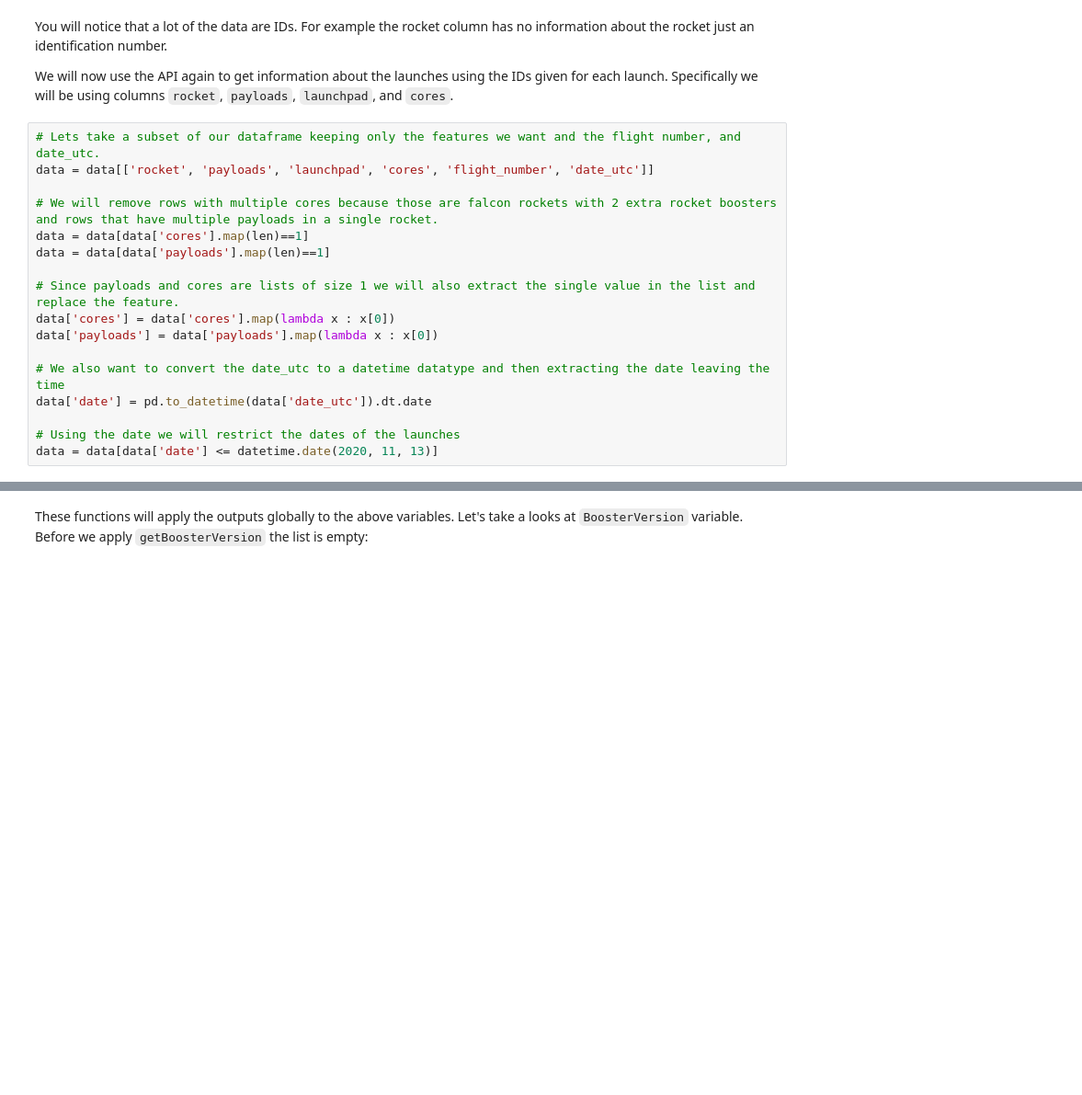
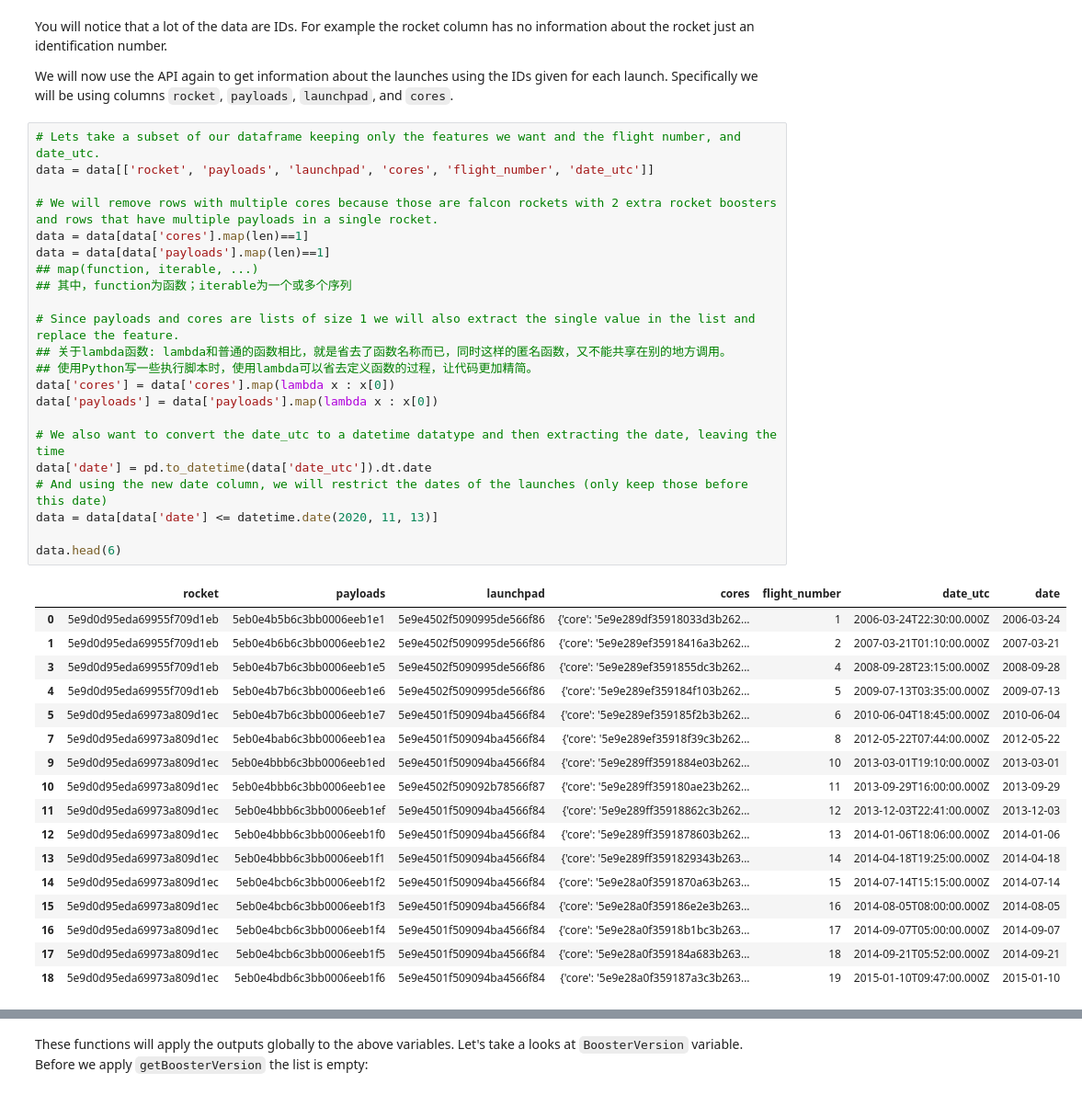
Before and after one commit to xavier-jin-xin/space_YY, a Jupyter notebook: data_collection_API.ipynb, the cells around one changed output, grey strips where cells are left out. Shown at 92% size. Cells and saved outputs as stored; diff of their text form; blank space fills up the shorter version.

```diff
--- a/data_collection_API.ipynb
+++ b/data_collection_API.ipynb
@@ -148,20 +161,43 @@ We will now use the API again to get information about the launches using the ID
 # %%
 # Lets take a subset of our dataframe keeping only the features we want and the flight number, and date_utc.
 data = data[['rocket', 'payloads', 'launchpad', 'cores', 'flight_number', 'date_utc']]
 
 # We will remove rows with multiple cores because those are falcon rockets with 2 extra rocket boosters and rows that have multiple payloads in a single rocket.
 data = data[data['cores'].map(len)==1]
 data = data[data['payloads'].map(len)==1]
+## map(function, iterable, ...)
+## 其中，function为函数；iterable为一个或多个序列
 
 # Since payloads and cores are lists of size 1 we will also extract the single value in the list and replace the feature.
+## 关于lambda函数: lambda和普通的函数相比，就是省去了函数名称而已，同时这样的匿名函数，又不能共享在别的地方调用。
+## 使用Python写一些执行脚本时，使用lambda可以省去定义函数的过程，让代码更加精简。
 data['cores'] = data['cores'].map(lambda x : x[0])
 data['payloads'] = data['payloads'].map(lambda x : x[0])
 
-# We also want to convert the date_utc to a datetime datatype and then extracting the date leaving the time
+# We also want to convert the date_utc to a datetime datatype and then extracting the date, leaving the time
 data['date'] = pd.to_datetime(data['date_utc']).dt.date
+# And using the new date column, we will restrict the dates of the launches (only keep those before this date)
+data = data[data['date'] <= datetime.date(2020, 11, 13)]
 
-# Using the date we will restrict the dates of the launches
-data = data[data['date'] <= datetime.date(2020, 11, 13)]
+data.head(6)
+# %% [output]
+|  | rocket | payloads | launchpad | cores | flight_number | date_utc | date |
+| 0 | 5e9d0d95eda69955f709d1eb | 5eb0e4b5b6c3bb0006eeb1e1 | 5e9e4502f5090995de566f86 | {'core': '5e9e289df35918033d3b262... | 1 | 2006-03-24T22:30:00.000Z | 2006-03-24 |
+| 1 | 5e9d0d95eda69955f709d1eb | 5eb0e4b6b6c3bb0006eeb1e2 | 5e9e4502f5090995de566f86 | {'core': '5e9e289ef35918416a3b262... | 2 | 2007-03-21T01:10:00.000Z | 2007-03-21 |
+| 3 | 5e9d0d95eda69955f709d1eb | 5eb0e4b7b6c3bb0006eeb1e5 | 5e9e4502f5090995de566f86 | {'core': '5e9e289ef3591855dc3b262... | 4 | 2008-09-28T23:15:00.000Z | 2008-09-28 |
+| 4 | 5e9d0d95eda69955f709d1eb | 5eb0e4b7b6c3bb0006eeb1e6 | 5e9e4502f5090995de566f86 | {'core': '5e9e289ef359184f103b262... | 5 | 2009-07-13T03:35:00.000Z | 2009-07-13 |
+| 5 | 5e9d0d95eda69973a809d1ec | 5eb0e4b7b6c3bb0006eeb1e7 | 5e9e4501f509094ba4566f84 | {'core': '5e9e289ef359185f2b3b262... | 6 | 2010-06-04T18:45:00.000Z | 2010-06-04 |
+| 7 | 5e9d0d95eda69973a809d1ec | 5eb0e4bab6c3bb0006eeb1ea | 5e9e4501f509094ba4566f84 | {'core': '5e9e289ef35918f39c3b262... | 8 | 2012-05-22T07:44:00.000Z | 2012-05-22 |
+| 9 | 5e9d0d95eda69973a809d1ec | 5eb0e4bbb6c3bb0006eeb1ed | 5e9e4501f509094ba4566f84 | {'core': '5e9e289ff3591884e03b262... | 10 | 2013-03-01T19:10:00.000Z | 2013-03-01 |
+| 10 | 5e9d0d95eda69973a809d1ec | 5eb0e4bbb6c3bb0006eeb1ee | 5e9e4502f509092b78566f87 | {'core': '5e9e289ff359180ae23b262... | 11 | 2013-09-29T16:00:00.000Z | 2013-09-29 |
+| 11 | 5e9d0d95eda69973a809d1ec | 5eb0e4bbb6c3bb0006eeb1ef | 5e9e4501f509094ba4566f84 | {'core': '5e9e289ff35918862c3b262... | 12 | 2013-12-03T22:41:00.000Z | 2013-12-03 |
+| 12 | 5e9d0d95eda69973a809d1ec | 5eb0e4bbb6c3bb0006eeb1f0 | 5e9e4501f509094ba4566f84 | {'core': '5e9e289ff3591878603b262... | 13 | 2014-01-06T18:06:00.000Z | 2014-01-06 |
+| 13 | 5e9d0d95eda69973a809d1ec | 5eb0e4bbb6c3bb0006eeb1f1 | 5e9e4501f509094ba4566f84 | {'core': '5e9e289ff3591829343b263... | 14 | 2014-04-18T19:25:00.000Z | 2014-04-18 |
+| 14 | 5e9d0d95eda69973a809d1ec | 5eb0e4bcb6c3bb0006eeb1f2 | 5e9e4501f509094ba4566f84 | {'core': '5e9e28a0f3591870a63b263... | 15 | 2014-07-14T15:15:00.000Z | 2014-07-14 |
+| 15 | 5e9d0d95eda69973a809d1ec | 5eb0e4bcb6c3bb0006eeb1f3 | 5e9e4501f509094ba4566f84 | {'core': '5e9e28a0f359186e2e3b263... | 16 | 2014-08-05T08:00:00.000Z | 2014-08-05 |
+| 16 | 5e9d0d95eda69973a809d1ec | 5eb0e4bcb6c3bb0006eeb1f4 | 5e9e4501f509094ba4566f84 | {'core': '5e9e28a0f35918b1bc3b263... | 17 | 2014-09-07T05:00:00.000Z | 2014-09-07 |
+| 17 | 5e9d0d95eda69973a809d1ec | 5eb0e4bcb6c3bb0006eeb1f5 | 5e9e4501f509094ba4566f84 | {'core': '5e9e28a0f359184a683b263... | 18 | 2014-09-21T05:52:00.000Z | 2014-09-21 |
+| 18 | 5e9d0d95eda69973a809d1ec | 5eb0e4bdb6c3bb0006eeb1f6 | 5e9e4501f509094ba4566f84 | {'core': '5e9e28a0f359187a3c3b263... | 19 | 2015-01-10T09:47:00.000Z | 2015-01-10 |
 # %% [markdown]
 *   From the <code>rocket</code> we would like to learn the booster name
 
```
Also changed, not shown: parts of 17 cells of this notebook.
